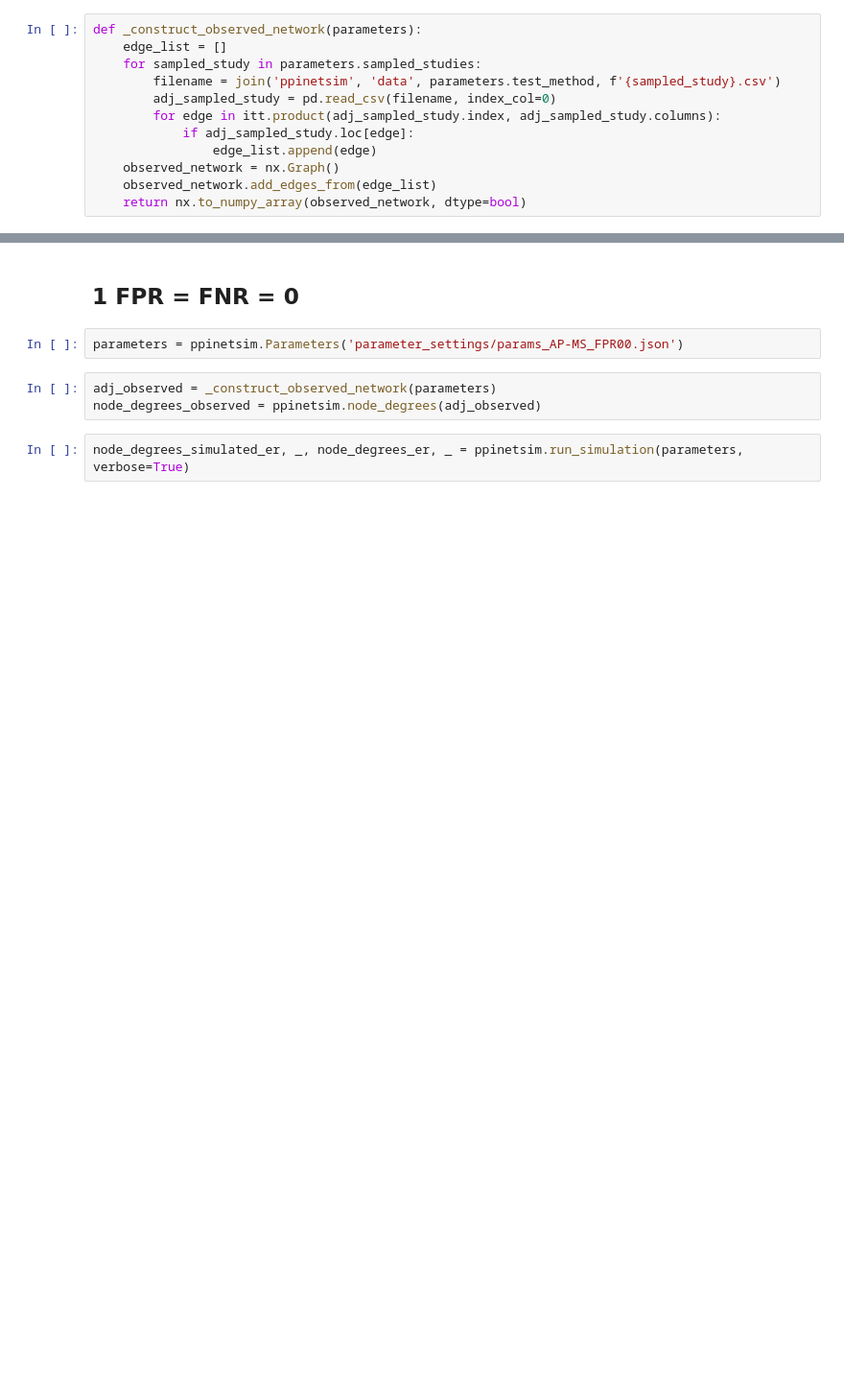
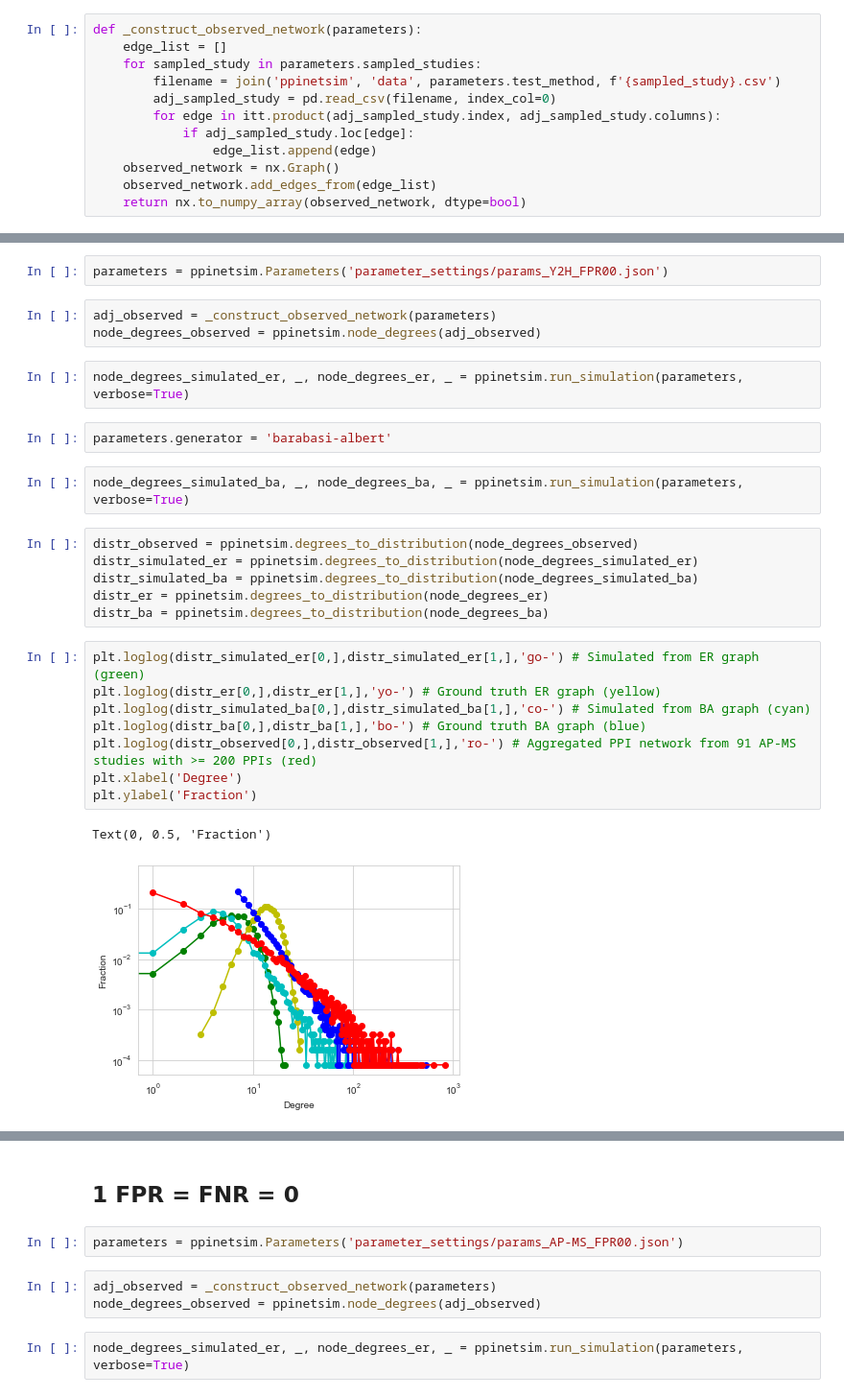
Before and after one commit to bionetslab/ppi-network-simulation, a Jupyter notebook: playground.ipynb, the cells around one changed output, grey strips where cells are left out. Shown at 96% size. Drawn from its saved outputs; the diff is of its cells as text; blank space fills up the shorter version.

```diff
--- a/playground.ipynb
+++ b/playground.ipynb
@@ -25,0 +35,28 @@ def _construct_observed_network(parameters):
+# %%
+parameters = ppinetsim.Parameters('parameter_settings/params_Y2H_FPR00.json')
+# %%
+adj_observed = _construct_observed_network(parameters)
+node_degrees_observed = ppinetsim.node_degrees(adj_observed)
+# %%
+node_degrees_simulated_er, _, node_degrees_er, _ = ppinetsim.run_simulation(parameters, verbose=True)
+# %%
+parameters.generator = 'barabasi-albert'
+# %%
+node_degrees_simulated_ba, _, node_degrees_ba, _ = ppinetsim.run_simulation(parameters, verbose=True)
+# %%
+distr_observed = ppinetsim.degrees_to_distribution(node_degrees_observed)
+distr_simulated_er = ppinetsim.degrees_to_distribution(node_degrees_simulated_er)
+distr_simulated_ba = ppinetsim.degrees_to_distribution(node_degrees_simulated_ba)
+distr_er = ppinetsim.degrees_to_distribution(node_degrees_er)
+distr_ba = ppinetsim.degrees_to_distribution(node_degrees_ba)
+# %%
+plt.loglog(distr_simulated_er[0,],distr_simulated_er[1,],'go-') # Simulated from ER graph (green)
+plt.loglog(distr_er[0,],distr_er[1,],'yo-') # Ground truth ER graph (yellow)
+plt.loglog(distr_simulated_ba[0,],distr_simulated_ba[1,],'co-') # Simulated from BA graph (cyan)
+plt.loglog(distr_ba[0,],distr_ba[1,],'bo-') # Ground truth BA graph (blue)
+plt.loglog(distr_observed[0,],distr_observed[1,],'ro-') # Aggregated PPI network from 91 AP-MS studies with >= 200 PPIs (red)
+plt.xlabel('Degree')
+plt.ylabel('Fraction')
+# %% [output]
+Text(0, 0.5, 'Fraction')
+[figure, added]
```
Also changed, not shown: parts of 7 cells of this notebook, 1 other file.
